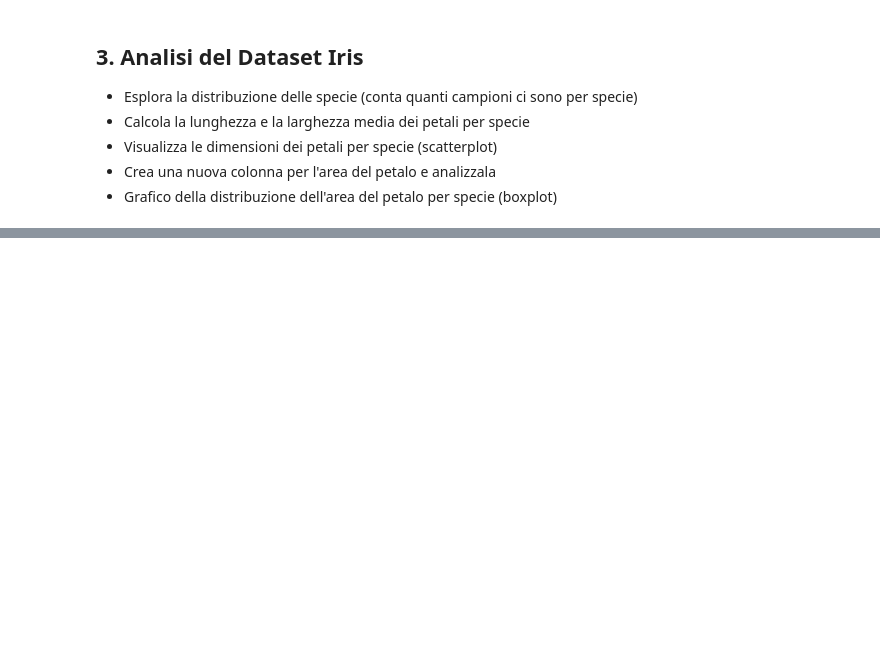
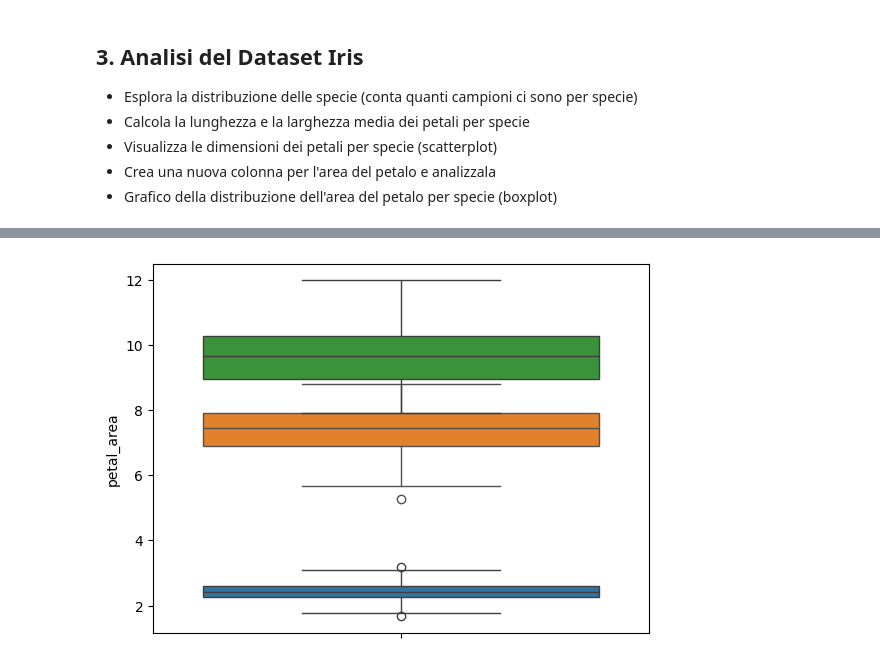
Before and after one commit to sanfix203/esercizi_ProgrammingLabII, a Jupyter notebook: 4_Esercizi_lez_4.ipynb, the cells around one changed output, grey strips where cells are left out. Saved outputs shown, nothing was run; the diff lists cells and outputs as text; code cells hidden in the pictures; blank space fills up the shorter version.

```diff
--- a/4_Esercizi_lez_4.ipynb
+++ b/4_Esercizi_lez_4.ipynb
@@ -160,0 +180,6 @@ df.head()
+# %%
+# fig = plt.figure(1, (3, 4))
+for s in df["species"].unique():
+    sns.boxplot(df[df["species"]==s]["petal_area"])
+# %% [output]
+[figure, added]
```
Also changed, not shown: parts of 9 cells of this notebook, 3 other files.
